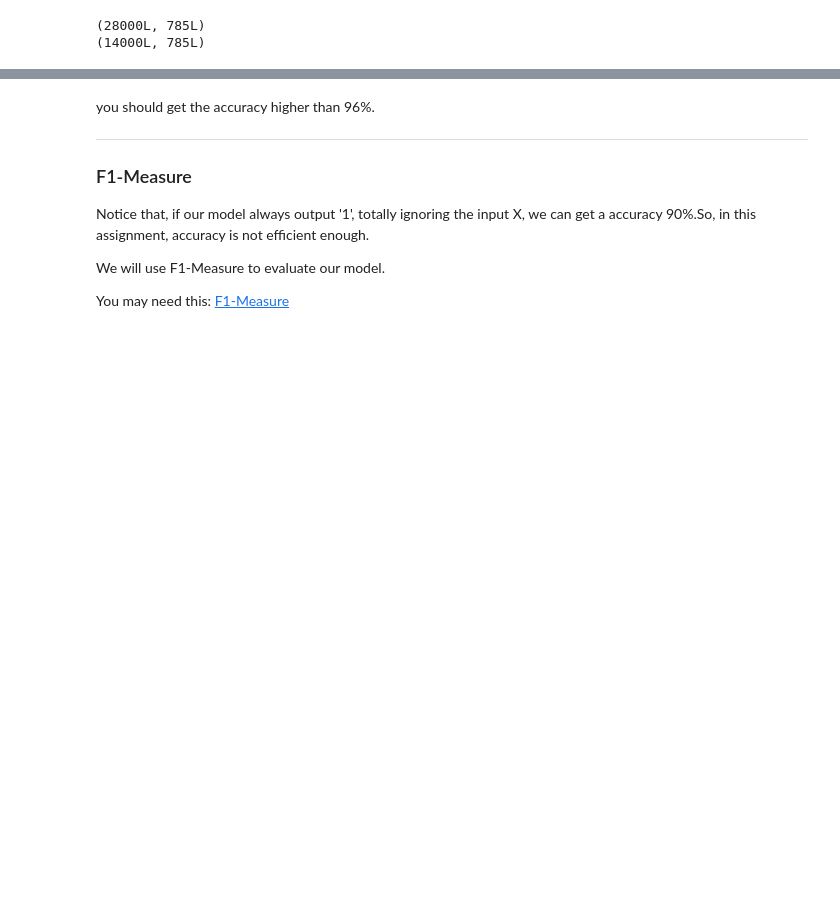
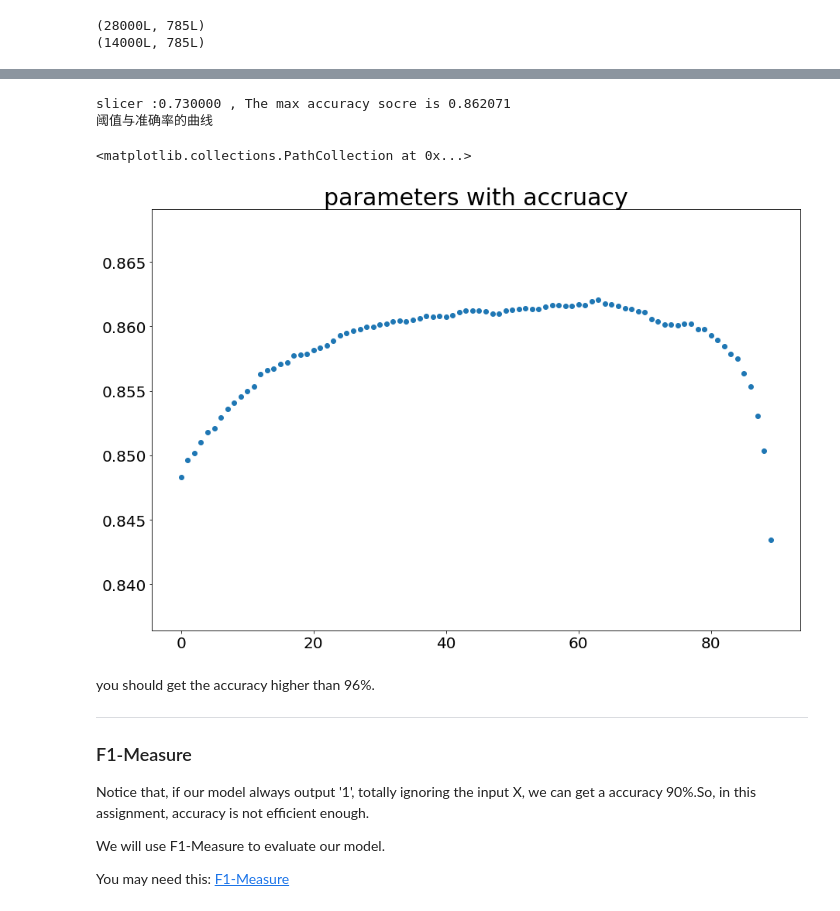
Before and after one commit to wangtianrui/MachineLearningStudy-NNnote, a Jupyter notebook: 2018暑假学习/DSVC/assignment3/homework/logistic_regression.ipynb, the cells around one changed output, grey strips where cells are left out. Cells and saved outputs as stored; diff of their text form; code cells hidden in the pictures; blank space fills up the shorter version.

```diff
--- a/2018暑假学习/DSVC/assignment3/homework/logistic_regression.ipynb
+++ b/2018暑假学习/DSVC/assignment3/homework/logistic_regression.ipynb
@@ -128,3 +128,30 @@ The accuracy socre is  0.10078571428571428
+# %%
+# you may change your code in function `predict`
+slicers = []
+accuracys = []
+for i in range(10,100):
+    slicer = i / 100.0
+    slicers.append(slicer)
+    y_test_pred = classifier.predict(X_test_feats,slicer=slicer,one_vs_all=False)
+    accuracy = np.mean(y_test == y_test_pred)
+    accuracys.append(accuracy-0.129)
+max_index = np.argmax(accuracys)
+print "slicer :%f , The max accuracy socre is %f" % (slicers[max_index],accuracys[max_index])
+print "阈值与准确率的曲线"
+y_test_pred = classifier.predict(X_test_feats,slicer=slicers[max_index],one_vs_all=False)
+plt.figure(figsize=(15, 10))
+plt.subplot(1,1,1)
+title = "parameters with accruacy"
+plt.title(title,fontsize=30)
+plt.xticks(fontsize=20)
+plt.yticks(fontsize=20)
+# plt.scatter(slicers,accuracys)
+plt.scatter(range(len(accuracys)),accuracys)
+# %% [output]
+slicer :0.730000 , The max accuracy socre is 0.862071
+阈值与准确率的曲线
+<matplotlib.collections.PathCollection at 0x...>
+[figure, added]
 # %% [markdown]
 you should get the accuracy higher than 96%.
 
```
Also changed, not shown: parts of 11 cells of this notebook.
